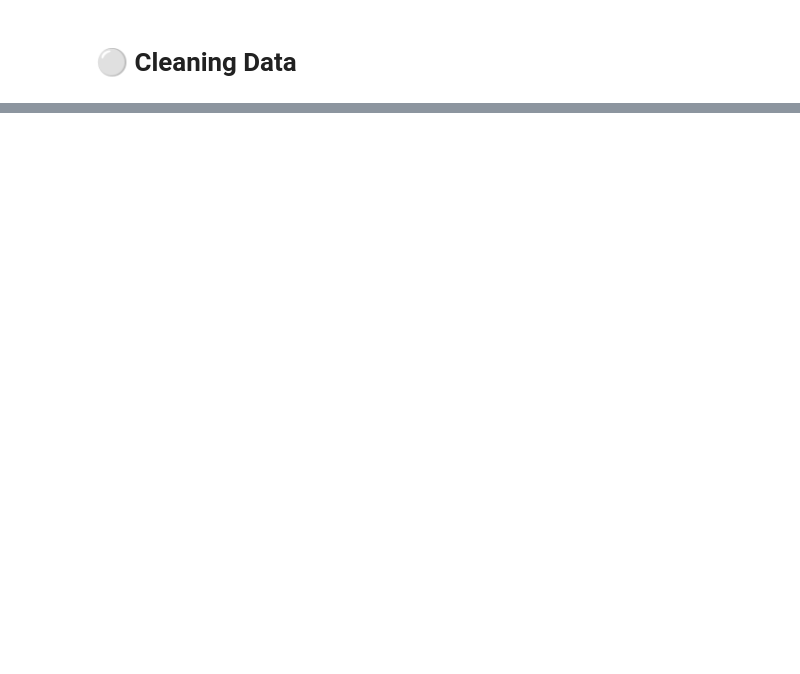
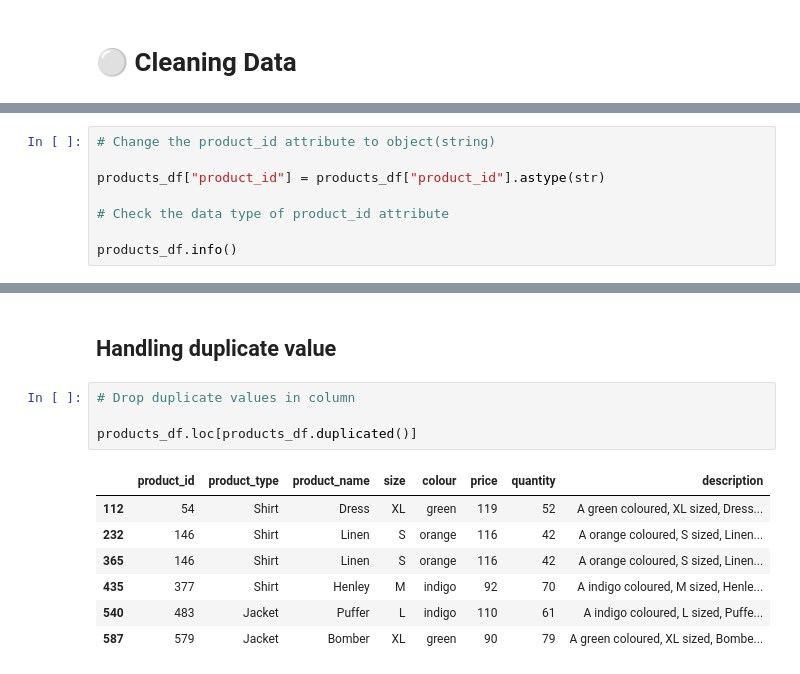
Before and after one commit to stefansphtr/Exercise-Project-Data-Analysis, a Jupyter notebook: Project.ipynb, the cells around one changed output, grey strips where cells are left out. Saved outputs shown, nothing was run; the diff lists cells and outputs as text; blank space fills up the shorter version.

```diff
--- a/Project.ipynb
+++ b/Project.ipynb
@@ -360,0 +578,8 @@ Total duplicate value:  0
+# %%
+# Change the product_id attribute to object(string)
+
+products_df["product_id"] = products_df["product_id"].astype(str)
+
+# Check the data type of product_id attribute
+
+products_df.info()
@@ -360,0 +602,14 @@ Total duplicate value:  0
+# %% [markdown]
+## Handling duplicate value
+# %%
+# Drop duplicate values in column
+
+products_df.loc[products_df.duplicated()]
+# %% [output]
+|  | product_id | product_type | product_name | size | colour | price | quantity | description |
+| 112 | 54 | Shirt | Dress | XL | green | 119 | 52 | A green coloured, XL sized, Dress... |
+| 232 | 146 | Shirt | Linen | S | orange | 116 | 42 | A orange coloured, S sized, Linen... |
+| 365 | 146 | Shirt | Linen | S | orange | 116 | 42 | A orange coloured, S sized, Linen... |
+| 435 | 377 | Shirt | Henley | M | indigo | 92 | 70 | A indigo coloured, M sized, Henle... |
+| 540 | 483 | Jacket | Puffer | L | indigo | 110 | 61 | A indigo coloured, L sized, Puffe... |
+| 587 | 579 | Jacket | Bomber | XL | green | 90 | 79 | A green coloured, XL sized, Bombe... |
```
Also changed, not shown: parts of 42 cells of this notebook.
